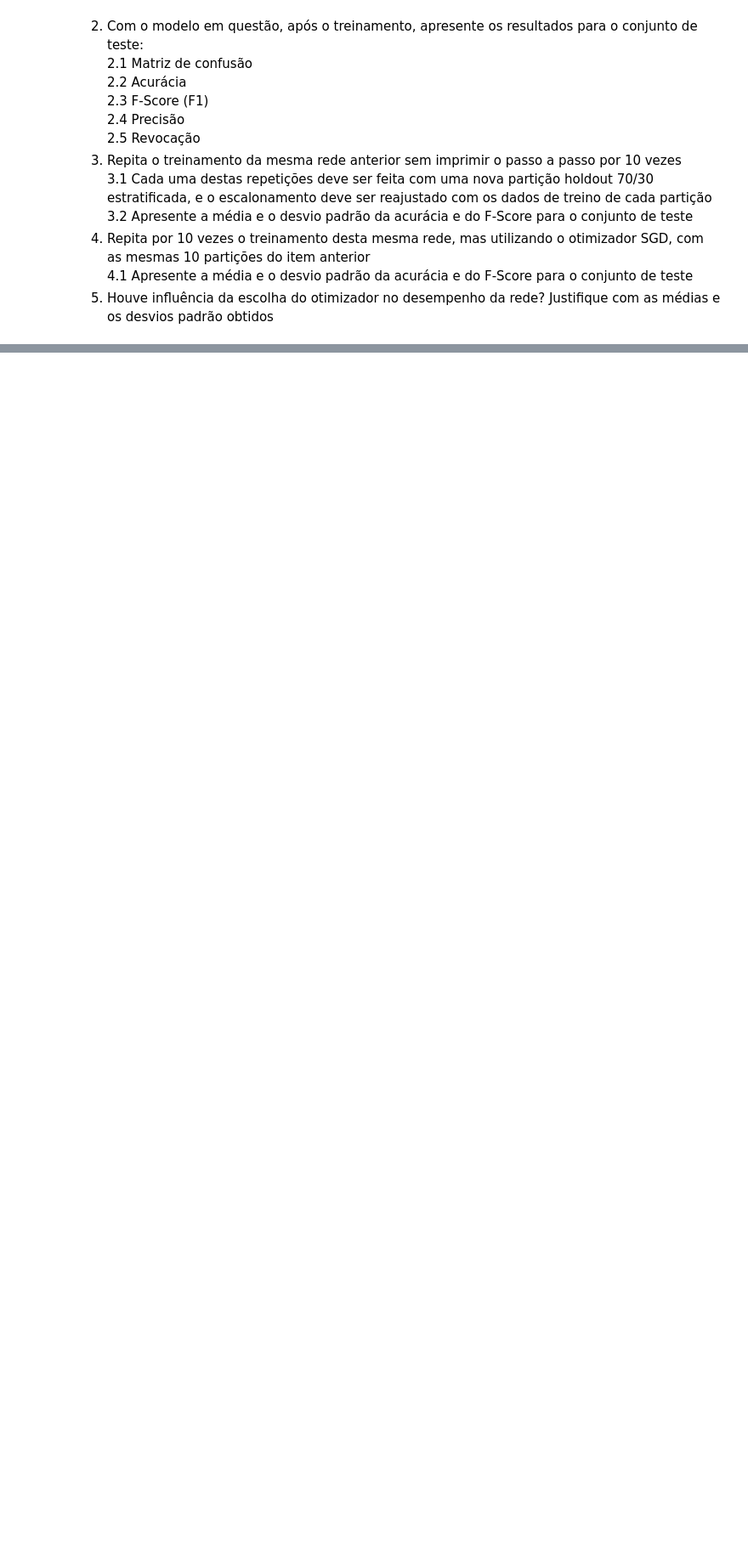
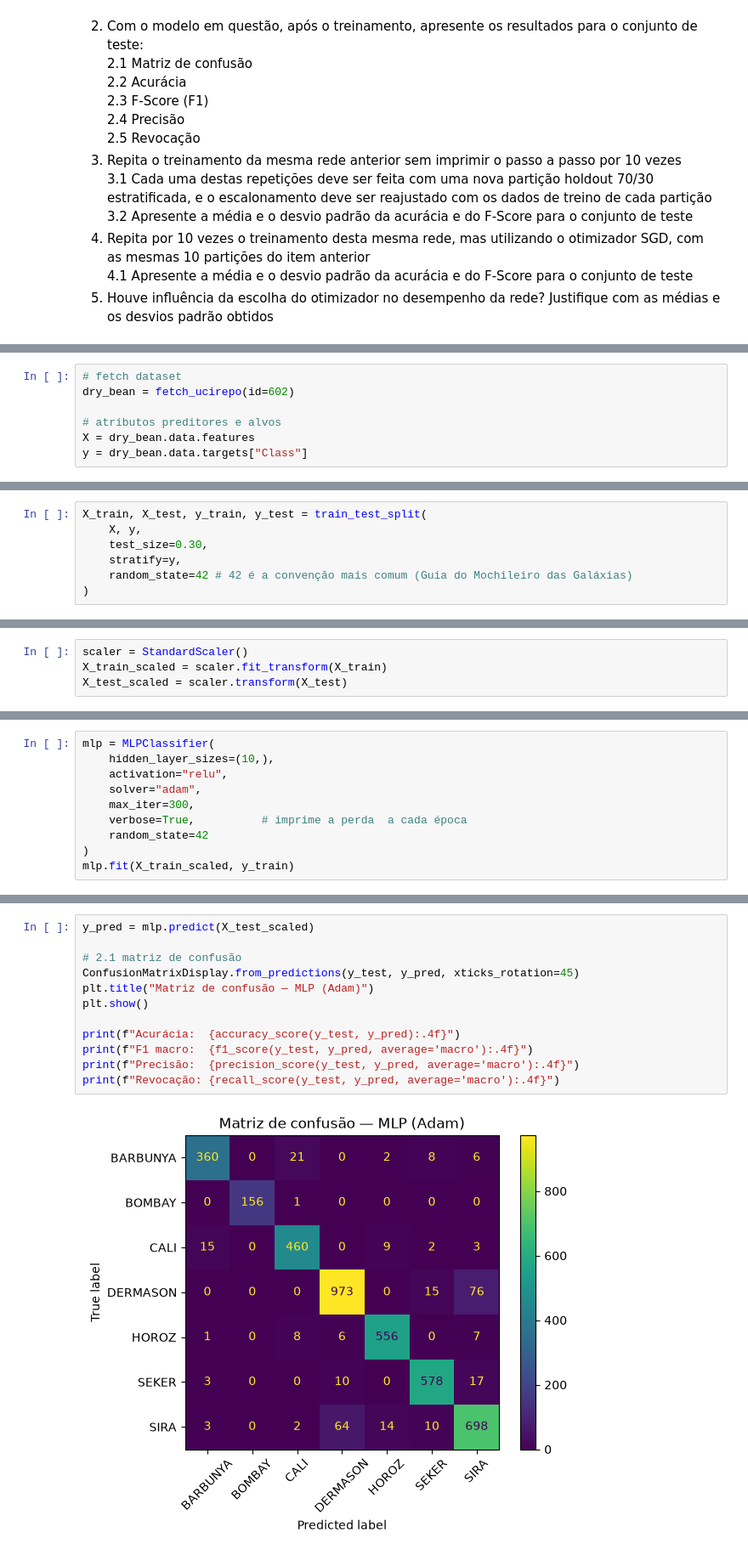
Before and after one commit to arthur-rezende/rna-2026-pp2-2, a Jupyter notebook: notebook/PP2.2.2.ipynb, the cells around one changed output, grey strips where cells are left out. Shown at 85% size. Cells and saved outputs as stored; diff of their text form; blank space fills up the shorter version.

Commit message:
feat(pp2.2): adiciona treino e avaliação da MLP com comparação Adam vs SGD

```diff
--- a/notebook/PP2.2.2.ipynb
+++ b/notebook/PP2.2.2.ipynb
@@ -48,0 +78,7 @@ Se todo o conjunto X for utilizado na padronização, a rede neural receberá in
+# %%
+# fetch dataset
+dry_bean = fetch_ucirepo(id=602)
+
+# atributos preditores e alvos
+X = dry_bean.data.features
+y = dry_bean.data.targets["Class"]
@@ -48,0 +87,7 @@ Se todo o conjunto X for utilizado na padronização, a rede neural receberá in
+# %%
+X_train, X_test, y_train, y_test = train_test_split(
+    X, y,
+    test_size=0.30,
+    stratify=y,
+    random_state=42 # 42 é a convenção mais comum (Guia do Mochileiro das Galáxias)
+)
@@ -48,0 +119,4 @@ Se todo o conjunto X for utilizado na padronização, a rede neural receberá in
+# %%
+scaler = StandardScaler()
+X_train_scaled = scaler.fit_transform(X_train)
+X_test_scaled = scaler.transform(X_test)
@@ -48,0 +127,10 @@ Se todo o conjunto X for utilizado na padronização, a rede neural receberá in
+# %%
+mlp = MLPClassifier(
+    hidden_layer_sizes=(10,),
+    activation="relu",
+    solver="adam",
+    max_iter=300,
+    verbose=True,          # imprime a perda  a cada época
+    random_state=42
+)
+mlp.fit(X_train_scaled, y_train)
@@ -48,0 +157,14 @@ Se todo o conjunto X for utilizado na padronização, a rede neural receberá in
+# %%
+y_pred = mlp.predict(X_test_scaled)
+
+# 2.1 matriz de confusão
+ConfusionMatrixDisplay.from_predictions(y_test, y_pred, xticks_rotation=45)
+plt.title("Matriz de confusão — MLP (Adam)")
+plt.show()
+
+print(f"Acurácia:  {accuracy_score(y_test, y_pred):.4f}")
+print(f"F1 macro:  {f1_score(y_test, y_pred, average='macro'):.4f}")
+print(f"Precisão:  {precision_score(y_test, y_pred, average='macro'):.4f}")
+print(f"Revocação: {recall_score(y_test, y_pred, average='macro'):.4f}")
+# %% [output]
+[figure, added]
```
Also changed, not shown: parts of 19 cells of this notebook.
